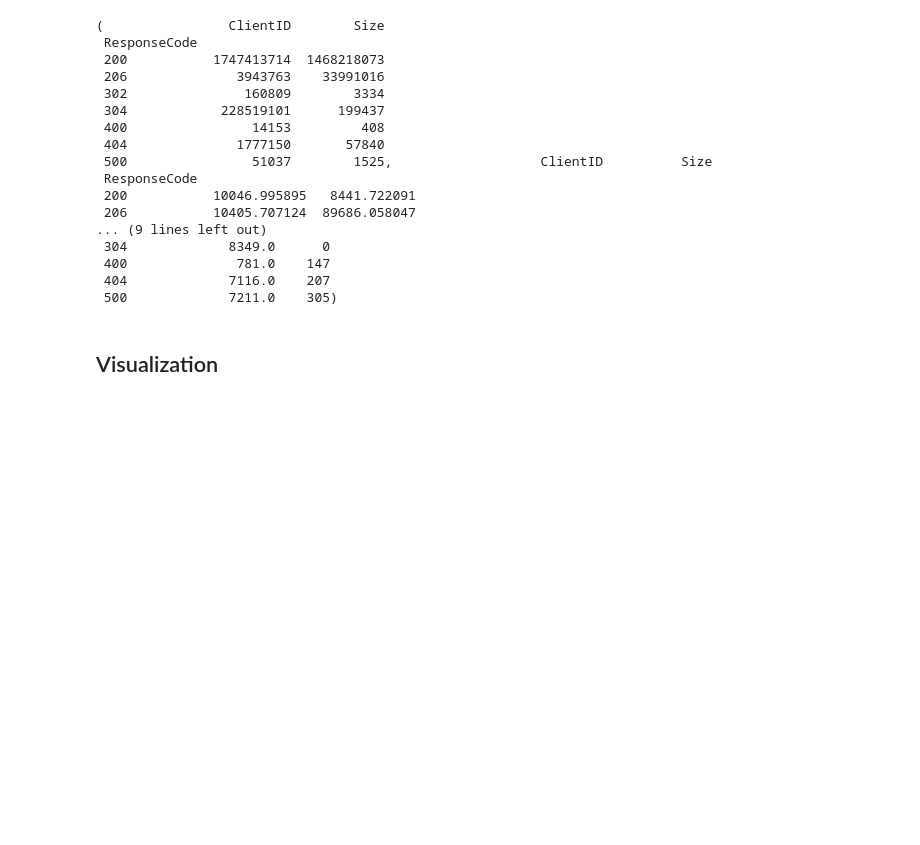
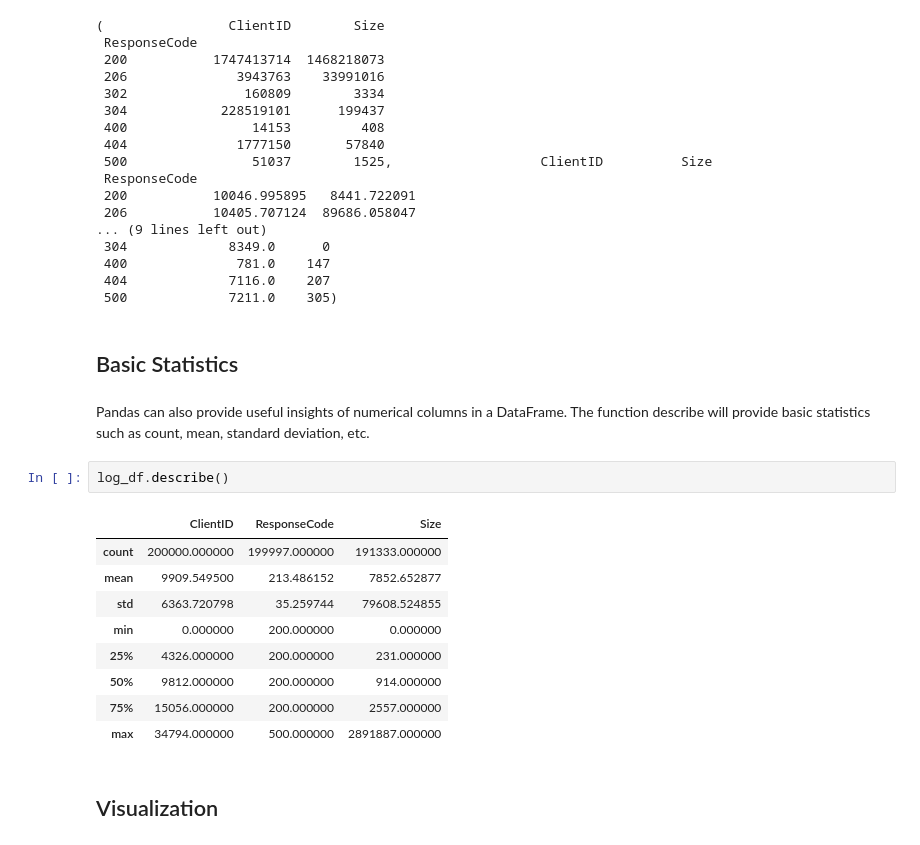
Before and after one commit to abhinavrathi/ids-fa16, a Jupyter notebook: lab2/lab2.ipynb, the cells around one changed output. Drawn from its saved outputs; the diff is of its cells as text; blank space fills up the shorter version.

```diff
--- a/lab2/lab2.ipynb
+++ b/lab2/lab2.ipynb
@@ -194,6 +180,22 @@ grouped.sum(), grouped.mean(), grouped.median()
  400              781.0    147
  404             7116.0    207
  500             7211.0    305)
+# %% [markdown]
+## Basic Statistics
+# %% [markdown]
+Pandas can also provide useful insights of numerical columns in a DataFrame. The function describe will provide basic statistics such as count, mean, standard deviation, etc.
+# %%
+log_df.describe()
+# %% [output]
+|  | ClientID | ResponseCode | Size |
+| count | 200000.000000 | 199997.000000 | 191333.000000 |
+| mean | 9909.549500 | 213.486152 | 7852.652877 |
+| std | 6363.720798 | 35.259744 | 79608.524855 |
+| min | 0.000000 | 200.000000 | 0.000000 |
+| 25% | 4326.000000 | 200.000000 | 231.000000 |
+| 50% | 9812.000000 | 200.000000 | 914.000000 |
+| 75% | 15056.000000 | 200.000000 | 2557.000000 |
+| max | 34794.000000 | 500.000000 | 2891887.000000 |
 # %% [markdown]
 ## Visualization
 # %% [markdown]
```
Also changed, not shown: parts of 4 cells of this notebook.
